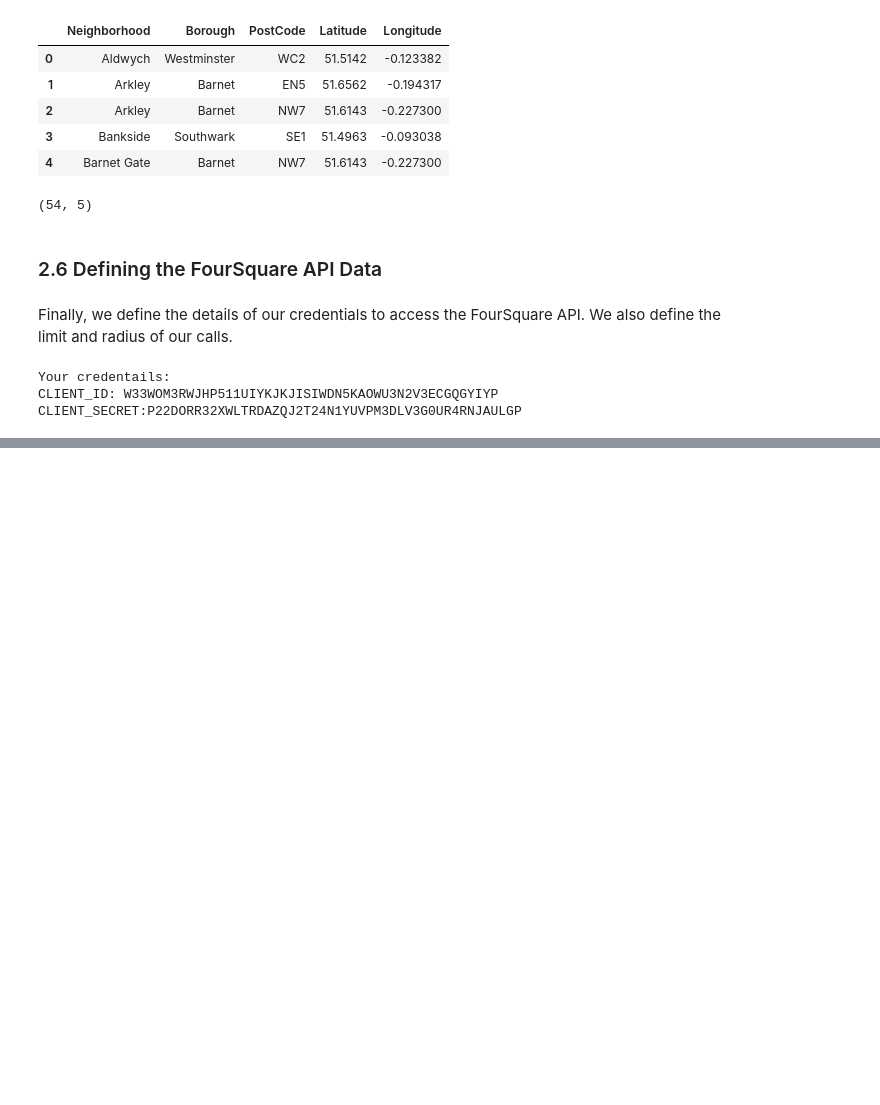
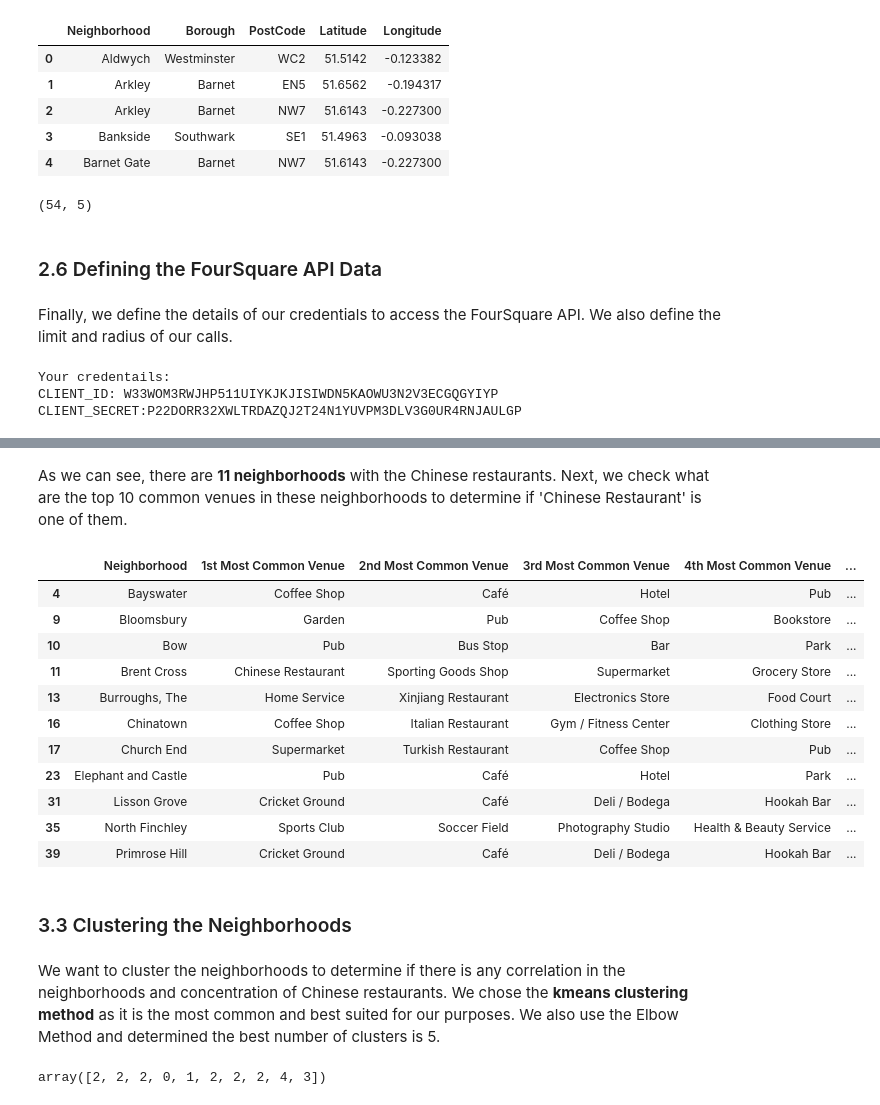
Before and after one commit to charchang/Capstone-Project, a Jupyter notebook: Battle of the Neighborhoods.ipynb, the cells around one changed output, grey strips where cells are left out. Cells and saved outputs as stored; diff of their text form; code cells hidden in the pictures; blank space fills up the shorter version.

Commit message:
Published from Watson Studio.

```diff
--- a/Battle of the Neighborhoods.ipynb
+++ b/Battle of the Neighborhoods.ipynb
@@ -320,0 +438,3 @@ CLIENT_SECRET:P22DORR32XWLTRDAZQJ2T24N1YUVPM3DLV3G0UR4RNJAULGP
+# %%
+# Get all the nearby venues for the neighborhoods in our dataframe london
+london_venues = getNearbyVenues(names=london['Neighborhood'], latitudes=london['Latitude'],longitudes=london['Longitude'])
@@ -320,0 +480,3 @@ CLIENT_SECRET:P22DORR32XWLTRDAZQJ2T24N1YUVPM3DLV3G0UR4RNJAULGP
+# %%
+# Create a dataframe of each neighborhood and the frequency of each venue
+london_grouped = london_onehot.groupby('Neighborhood').mean().reset_index()
@@ -320,0 +520,65 @@ CLIENT_SECRET:P22DORR32XWLTRDAZQJ2T24N1YUVPM3DLV3G0UR4RNJAULGP
+# %% [markdown]
+As we can see, there are **11 neighborhoods** with the Chinese restaurants. Next, we check what are the top 10 common venues in these neighborhoods to determine if 'Chinese Restaurant' is one of them.
+# %%
+# Function returning the most common venues in the neighborhood
+def return_most_common_venues(row, num_top_venues):
+    row_categories = row.iloc[1:]
+    row_categories_sorted = row_categories.sort_values(ascending=False)
+
+    return row_categories_sorted.index.values[0:num_top_venues]
+# %%
+# Slicing the dataframe london_grouped to include only the neighborhoods with Chinese restaurants
+select_neigh = london_grouped.loc[[4,9,10,11,13,16,17,23,31,35,39],:] # Indices obtained from the above dataframe
+# %%
+# Specifying we want the top 10 venues
+num_top_venues = 10
+
+indicators = ['st', 'nd', 'rd']
+
+# Create columns according to number of top venues
+columns = ['Neighborhood']
+for ind in np.arange(num_top_venues):
+    try:
+        columns.append('{}{} Most Common Venue'.format(ind+1, indicators[ind]))
+    except:
+        columns.append('{}th Most Common Venue'.format(ind+1))
+
+# Create a new dataframe
+common_venues = pd.DataFrame(columns=columns)
+common_venues['Neighborhood'] = select_neigh['Neighborhood']
+
+for ind in np.arange(select_neigh.shape[0]):
+    common_venues.iloc[ind, 1:] = return_most_common_venues(select_neigh.iloc[ind, :], num_top_venues)
+
+# Examine the dataframe
+common_venues
+# %% [output]
+|  | Neighborhood | 1st Most Common Venue | 2nd Most Common Venue | 3rd Most Common Venue | 4th Most Common Venue | ... |
+| 4 | Bayswater | Coffee Shop | Café | Hotel | Pub | ... |
+| 9 | Bloomsbury | Garden | Pub | Coffee Shop | Bookstore | ... |
+| 10 | Bow | Pub | Bus Stop | Bar | Park | ... |
+| 11 | Brent Cross | Chinese Restaurant | Sporting Goods Shop | Supermarket | Grocery Store | ... |
+| 13 | Burroughs, The | Home Service | Xinjiang Restaurant | Electronics Store | Food Court | ... |
+| 16 | Chinatown | Coffee Shop | Italian Restaurant | Gym / Fitness Center | Clothing Store | ... |
+| 17 | Church End | Supermarket | Turkish Restaurant | Coffee Shop | Pub | ... |
+| 23 | Elephant and Castle | Pub | Café | Hotel | Park | ... |
+| 31 | Lisson Grove | Cricket Ground | Café | Deli / Bodega | Hookah Bar | ... |
+| 35 | North Finchley | Sports Club | Soccer Field | Photography Studio | Health & Beauty Service | ... |
+| 39 | Primrose Hill | Cricket Ground | Café | Deli / Bodega | Hookah Bar | ... |
+# %% [markdown]
+<h3>3.3 Clustering the Neighborhoods</h3>
+# %% [markdown]
+We want to cluster the neighborhoods to determine if there is any correlation in the neighborhoods and concentration of Chinese restaurants. We chose the **kmeans clustering method** as it is the most common and best suited for our purposes. We also use the Elbow Method and determined the best number of clusters is 5.
+# %%
+# Set number of clusters
+kclusters = 5
+
+london_grouped_clustering = select_neigh.drop('Neighborhood', 1)
+
+# Run k-means clustering
+kmeans = KMeans(n_clusters=kclusters, random_state=0).fit(london_grouped_clustering)
+
+# Check cluster labels generated for each row in the dataframe
+kmeans.labels_[0:10]
+# %% [output]
+array([2, 2, 2, 0, 1, 2, 2, 2, 4, 3])
```
Also changed, not shown: parts of 43 cells of this notebook.
